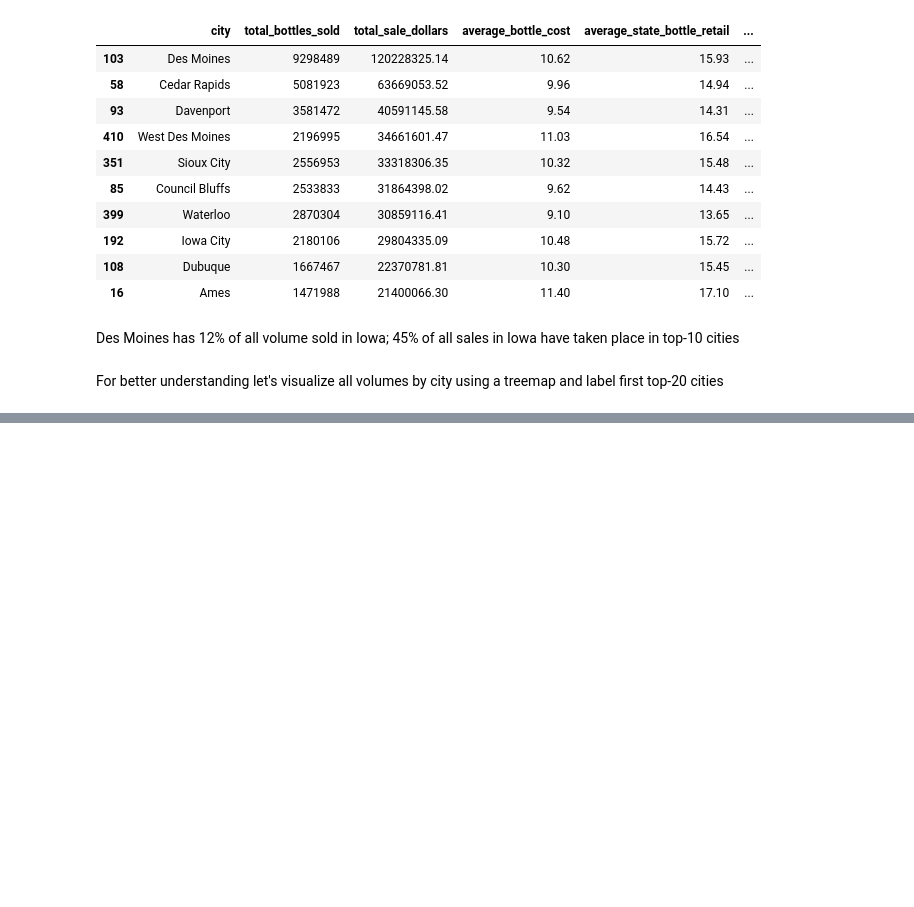
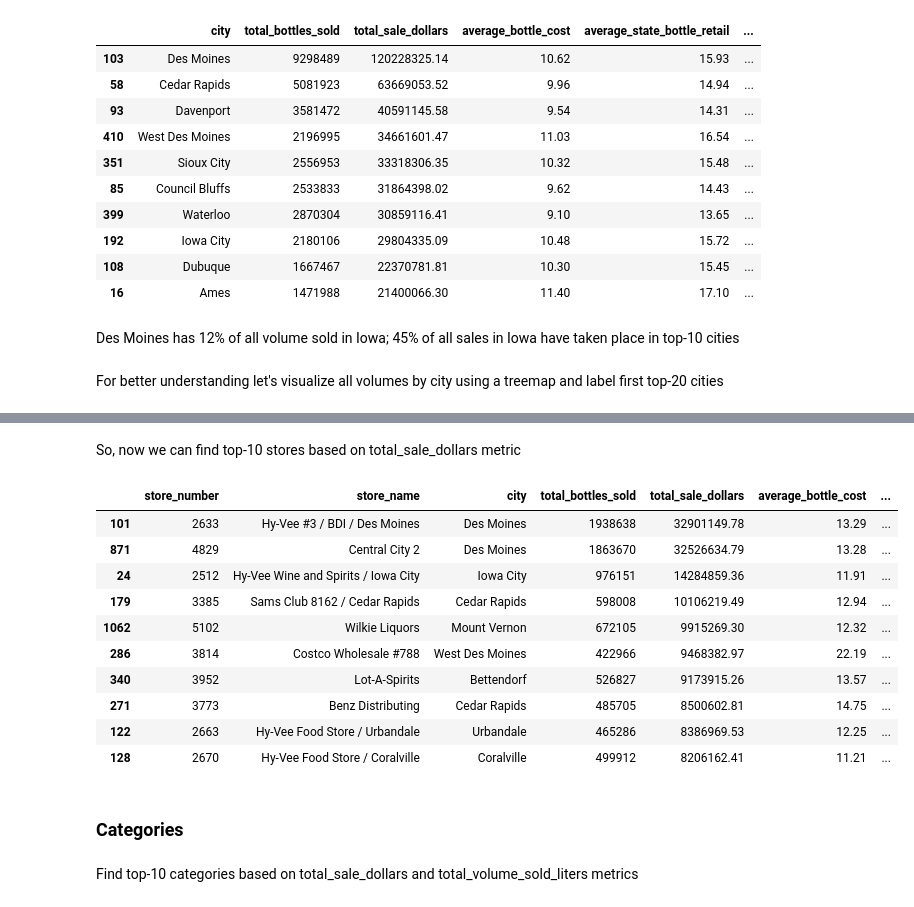
Before and after one commit to polesh21/iowa_liquor_sales, a Jupyter notebook: EDA_iowa.ipynb, the cells around one changed output, grey strips where cells are left out. Cells and saved outputs as stored; diff of their text form; code cells hidden in the pictures; blank space fills up the shorter version.

```diff
--- a/EDA_iowa.ipynb
+++ b/EDA_iowa.ipynb
@@ -250,0 +319,28 @@ plt.show()
+# %% [markdown]
+So, now we can find top-10 stores based on total_sale_dollars metric
+# %%
+stores_all_final = stores_all_clean_merged[['store_number','store_name','city','bottles_sold','sale_dollars','state_bottle_cost','state_bottle_retail','volume_sold_liters']]
+
+stores_all_final.columns = ['store_number', 'store_name','city', 'total_bottles_sold', 'total_sale_dollars', 'average_bottle_cost','average_state_bottle_retail','total_volume_sold_liters']
+
+stores_all_final = stores_all_final.sort_values(by='total_sale_dollars', ascending = False)
+stores_all_final['perc_sale_dollars'] = stores_all_final['total_sale_dollars']/сities_all['total_sale_dollars'].sum()
+stores_all_final['cum_perc_sale_dollars'] = stores_all_final['perc_sale_dollars'].cumsum()
+
+stores_all_final.head(10)
+# %% [output]
+|  | store_number | store_name | city | total_bottles_sold | total_sale_dollars | average_bottle_cost | ... |
+| 101 | 2633 | Hy-Vee #3 / BDI / Des Moines | Des Moines | 1938638 | 32901149.78 | 13.29 | ... |
+| 871 | 4829 | Central City 2 | Des Moines | 1863670 | 32526634.79 | 13.28 | ... |
+| 24 | 2512 | Hy-Vee Wine and Spirits / Iowa City | Iowa City | 976151 | 14284859.36 | 11.91 | ... |
+| 179 | 3385 | Sams Club 8162 / Cedar Rapids | Cedar Rapids | 598008 | 10106219.49 | 12.94 | ... |
+| 1062 | 5102 | Wilkie Liquors | Mount Vernon | 672105 | 9915269.30 | 12.32 | ... |
+| 286 | 3814 | Costco Wholesale #788 | West Des Moines | 422966 | 9468382.97 | 22.19 | ... |
+| 340 | 3952 | Lot-A-Spirits | Bettendorf | 526827 | 9173915.26 | 13.57 | ... |
+| 271 | 3773 | Benz Distributing | Cedar Rapids | 485705 | 8500602.81 | 14.75 | ... |
+| 122 | 2663 | Hy-Vee Food Store / Urbandale | Urbandale | 465286 | 8386969.53 | 12.25 | ... |
+| 128 | 2670 | Hy-Vee Food Store / Coralville | Coralville | 499912 | 8206162.41 | 11.21 | ... |
+# %% [markdown]
+### Categories
+# %% [markdown]
+Find top-10 categories based on total_sale_dollars and total_volume_sold_liters metrics
```
Also changed, not shown: parts of 16 cells of this notebook.
